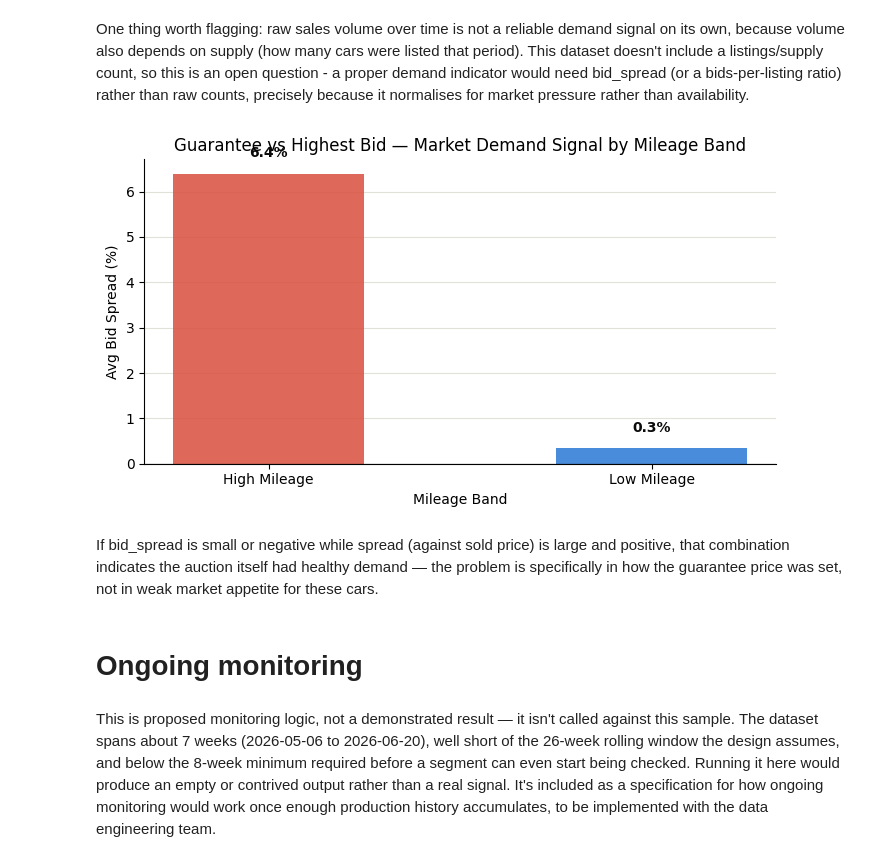
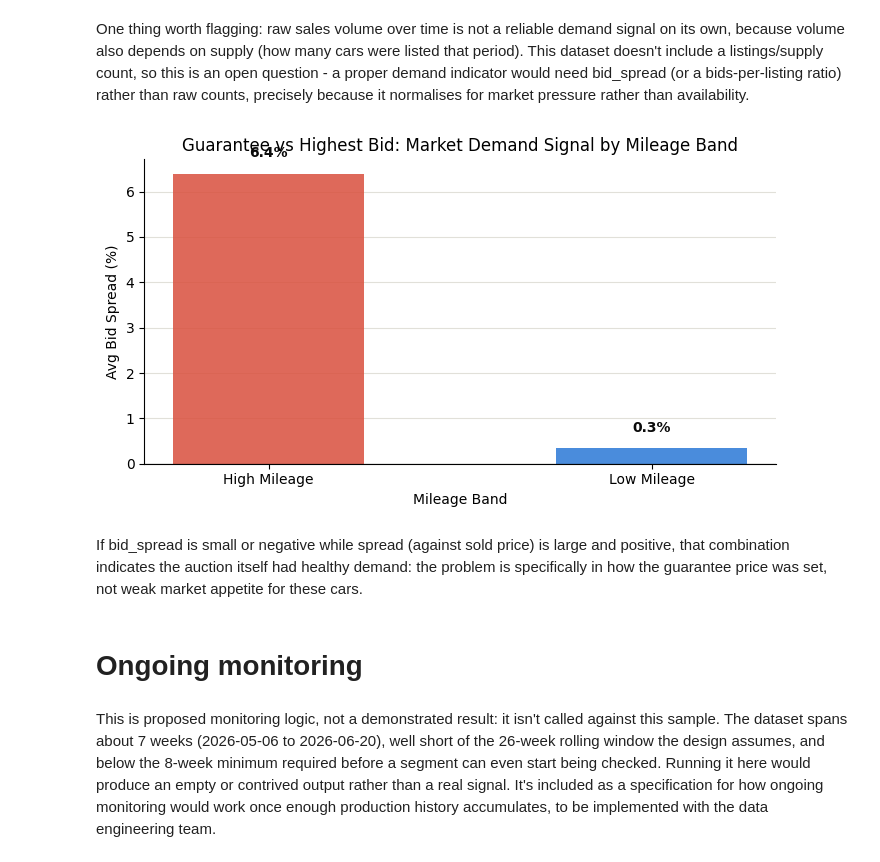
Before and after one commit to Yassdata/portfolio-website, a Jupyter notebook: public/projects/ev-pricing-investigation/analysis.ipynb, the cells around one changed output. Saved outputs shown, nothing was run; the diff lists cells and outputs as text; code cells hidden in the pictures.

```diff
--- a/public/projects/ev-pricing-investigation/analysis.ipynb
+++ b/public/projects/ev-pricing-investigation/analysis.ipynb
@@ -486,37 +486,37 @@ One thing worth flagging: raw sales volume over time is not a reliable demand si
 # %%
 bid_spread_pct_by_mileage = (
     ev_df.groupby('mileage_band')['bid_spread_pct']
     .mean()
     .reset_index()
     .sort_values(by='bid_spread_pct', ascending=False))
 
 fig, ax = plt.subplots(figsize=(7, 4))
 
 band_colors = {'High Mileage': '#d94f3d', 'Low Mileage': '#2a78d6'}
 bands = bid_spread_pct_by_mileage['mileage_band'].tolist()
 values = bid_spread_pct_by_mileage['bid_spread_pct'].tolist()
 colors = [band_colors[b] for b in bands]
 
 bars = ax.bar(bands, values, color=colors, alpha=0.85, width=0.5)
 
 for bar, val in zip(bars, values):
     y = val + 0.3 if val >= 0 else val - 0.8
     ax.text(bar.get_x() + bar.get_width() / 2, y,
             f'{val:.1f}%', ha='center', va='bottom', fontsize=10, fontweight='bold', color='#0b0b0b')
 
 ax.axhline(0, color='black', linewidth=0.8)
 ax.set_ylabel('Avg Bid Spread (%)')
 ax.set_xlabel('Mileage Band')
-ax.set_title('Guarantee vs Highest Bid — Market Demand Signal by Mileage Band')
+ax.set_title('Guarantee vs Highest Bid: Market Demand Signal by Mileage Band')
 ax.spines[['top', 'right']].set_visible(False)
 ax.grid(axis='y', color='#e1e0d9', linewidth=0.8, zorder=0)
 ax.set_axisbelow(True)
 plt.tight_layout()
 plt.show()
 # %% [output]
-[figure, old version]
+[figure, new version]
 # %% [markdown]
-If bid_spread is small or negative while spread (against sold price) is large and positive, that combination indicates the auction itself had healthy demand — the problem is specifically in how the guarantee price was set, not in weak market appetite for these cars.
+If bid_spread is small or negative while spread (against sold price) is large and positive, that combination indicates the auction itself had healthy demand: the problem is specifically in how the guarantee price was set, not weak market appetite for these cars.
 # %% [markdown]
 # Ongoing monitoring
 # %%
@@ -616,4 +616,4 @@ def monitor_price_engine(df, date_col, metric_col, segment_cols,
 
     return weekly, alerts
 # %% [markdown]
-This is proposed monitoring logic, not a demonstrated result — it isn't called against this sample. The dataset spans about 7 weeks (2026-05-06 to 2026-06-20), well short of the 26-week rolling window the design assumes, and below the 8-week minimum required before a segment can even start being checked. Running it here would produce an empty or contrived output rather than a real signal. It's included as a specification for how ongoing monitoring would work once enough production history accumulates, to be implemented with the data engineering team.
+This is proposed monitoring logic, not a demonstrated result: it isn't called against this sample. The dataset spans about 7 weeks (2026-05-06 to 2026-06-20), well short of the 26-week rolling window the design assumes, and below the 8-week minimum required before a segment can even start being checked. Running it here would produce an empty or contrived output rather than a real signal. It's included as a specification for how ongoing monitoring would work once enough production history accumulates, to be implemented with the data engineering team.
```
Also changed, not shown: parts of 7 cells of this notebook, 17 other files.
